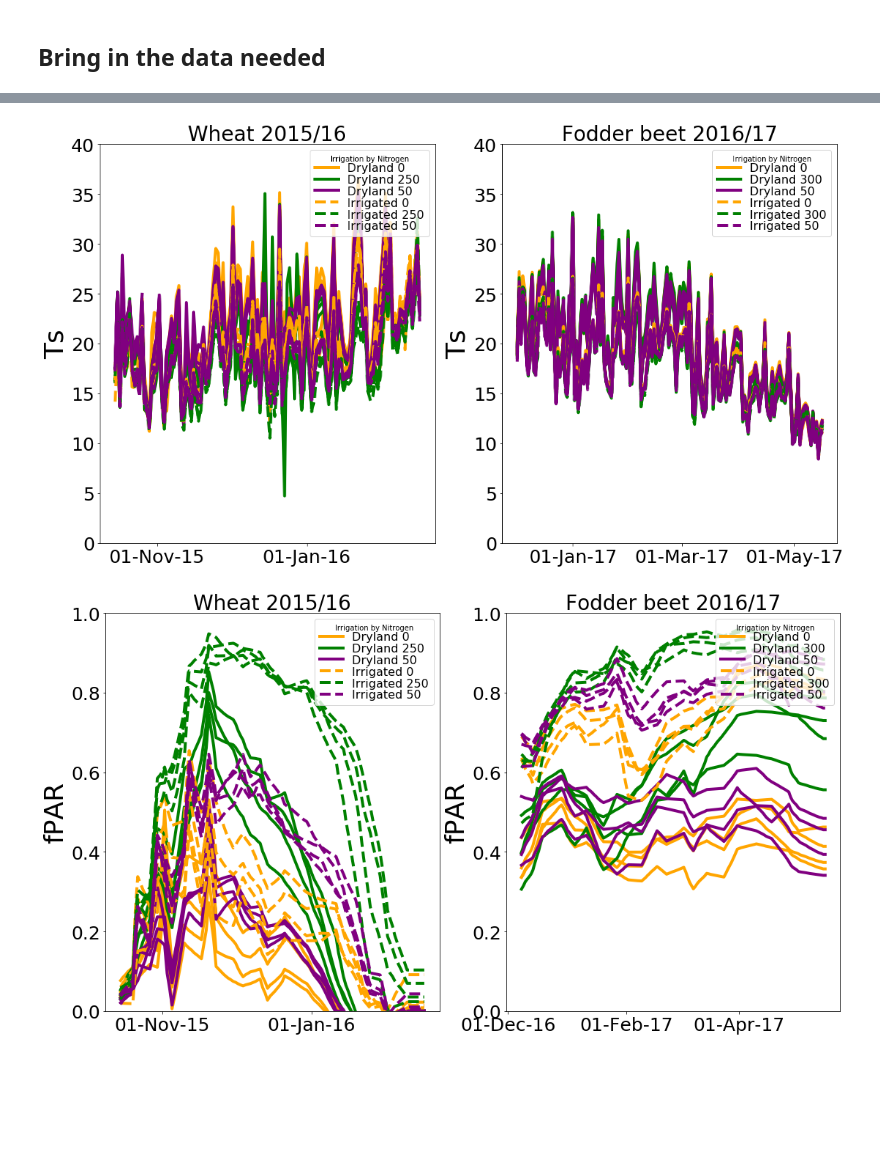
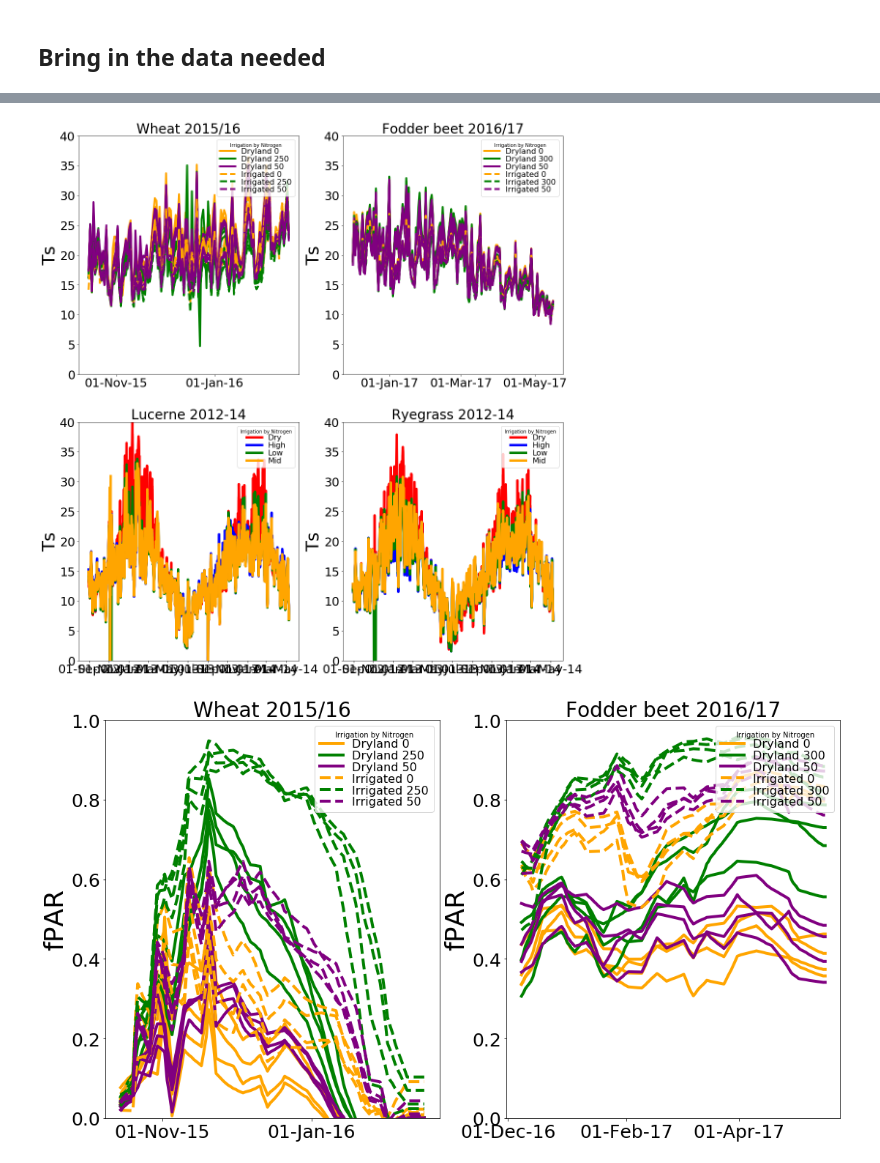
Before and after one commit to HamishBrownPFR/CropWaterAnalysis, a Jupyter notebook: Validation.ipynb, the cells around one changed output, grey strips where cells are left out. Cells and saved outputs as stored; diff of their text form; code cells hidden in the pictures; blank space fills up the shorter version.

```diff
--- a/Validation.ipynb
+++ b/Validation.ipynb
@@ -13,27 +61,33 @@ import ETFunctions as et
 #Bring in surface temperature for each plot and join up
 WheatTs = pd.concat([pd.read_pickle('.\Wheat\DataFrames\DailyTs.pkl')],axis=1,keys=['Wheat'],names=['Crop'])
 BeatTs = pd.concat([pd.read_pickle('.\FodderBeat\DataFrames\DailyTs.pkl')],axis=1,keys=['Beat'],names=['Crop'])
-Ts = pd.concat([WheatTs,BeatTs])
+LucerneTs = pd.read_pickle('.\LucerneAndPasture\DataFrames\LucDailyTs.pkl')
+RyegrassTs = pd.read_pickle('.\LucerneAndPasture\DataFrames\RyeDailyTs.pkl')
+Ts = pd.concat([WheatTs,BeatTs,LucerneTs,RyegrassTs])
 
 #Bring in air temperature data for each experiment
 WheatTa = pd.read_pickle('.\Wheat\DataFrames\DailyTa.pkl')
 BeatTa = pd.read_pickle('.\FodderBeat\DataFrames\DailyTa.pkl')
-Ta = pd.concat([WheatTa,BeatTa])
+LandPTa = pd.read_pickle('.\LucerneAndPasture\DataFrames\DailyTa.pkl')
+Ta = pd.concat([WheatTa,BeatTa,LandPTa])
 
 #Bring in solar radiation data for each experiment
 WheatRs = pd.read_pickle('.\Wheat\DataFrames\DailyRs.pkl')
 BeatRs = pd.read_pickle('.\FodderBeat\DataFrames\DailyRs.pkl')
-Rs = pd.concat([WheatRs,BeatRs])
+LandPRs = pd.read_pickle('.\LucerneAndPasture\DataFrames\DailyRs.pkl')
+Rs = pd.concat([WheatRs,BeatRs,LandPRs])
 
 #Bring in vapour pressure deficit for each experiment
 WheatEd = pd.read_pickle('.\Wheat\DataFrames\DailyEd.pkl')
 BeatEd = pd.read_pickle('.\FodderBeat\DataFrames\DailyEd.pkl')
-Ed = pd.concat([WheatEd,BeatEd])
+LandPEd = pd.read_pickle('.\LucerneAndPasture\DataFrames\DailyEd.pkl')
+Ed = pd.concat([WheatEd,BeatEd,LandPEd])
 
 #Bring in vapour pressure for each experiment
 WheatEo = pd.read_pickle('.\Wheat\DataFrames\DailyEo.pkl')
 BeatEo = pd.read_pickle('.\FodderBeat\DataFrames\DailyEo.pkl')
-Eo = pd.concat([WheatEo,BeatEo])
+LandPEo = pd.read_pickle('.\LucerneAndPasture\DataFrames\DailyEo.pkl')
+Eo = pd.concat([WheatEo,BeatEo,LandPEo])
 
 #Bring in solar radiatin for each experiment
 WheatRn = pd.concat([pd.read_pickle('.\Wheat\DataFrames\DailyRn.pkl')],axis=1,keys=['Wheat'],names=['Crop'])
@@ -62,6 +116,12 @@ BeatGPs = GH.SetGraphicsPatterns(Ts.Beat.columns,
                     [0.15,0.45],
                     ['o','^'],
                     ['orange','green','purple'])
+
+LandPGPs = GH.SetGraphicsPatterns(Ts.loc[:,['Lucerne','Ryegrass']].columns,
+                    ['-','--'],
+                    [0.15,0.45],
+                    ['o','^'],
+                    ['red','blue','green','orange'])
 # %% [output]
 Irrigation
 ['Dryland', 'Irrigated']
@@ -94,27 +154,35 @@ Rs.plot()
 # %%
 def AddGraphFeatures(Name):
     plt.ylabel('Ts', fontsize=36);
     plt.ylim(0,40)
     plt.tick_params(labelsize=25)
     plt.title(Name, fontsize=28);
     ax.xaxis.set_major_locator(mdates.MonthLocator(interval=2))
     ax.xaxis.set_major_formatter(mdates.DateFormatter('%d-%b-%y'))
     labels, handles = GH.DedupLegendElements()
     ledg = plt.legend(labels, handles,loc=1,numpoints=1,fontsize = 16,labelspacing = 0.05,
                               title='Irrigation by Nitrogen')
 
 
-Graph = plt.figure(figsize=(18,10))
+Graph = plt.figure(figsize=(18,20))
 
-ax = Graph.add_subplot(1,2,1)
+ax = Graph.add_subplot(2,2,1)
 GH.AddIndexedPlot(Ts.loc[:,'Wheat'],ax,WheatGPs,4)
 AddGraphFeatures('Wheat 2015/16')
 
-ax = Graph.add_subplot(1,2,2)
+ax = Graph.add_subplot(2,2,2)
 GH.AddIndexedPlot(Ts.loc[:,'Beat'],ax,BeatGPs,4)
 AddGraphFeatures('Fodder beet 2016/17')
+
+ax = Graph.add_subplot(2,2,3)
+GH.AddIndexedPlotSingleLevel(Ts.loc[:,'Lucerne'],ax,LandPGPs,5)
+AddGraphFeatures('Lucerne 2012-14')
+
+ax = Graph.add_subplot(2,2,4)
+GH.AddIndexedPlotSingleLevel(Ts.loc[:,'Ryegrass'],ax,LandPGPs,5)
+AddGraphFeatures('Ryegrass 2012-14')
 # %% [output]
-[figure, old version]
+[figure, new version]
 # %%
 def AddGraphFeatures(Name):
     plt.ylabel('fPAR', fontsize=36);
```
Also changed, not shown: parts of 4 cells of this notebook, 9 other files.
